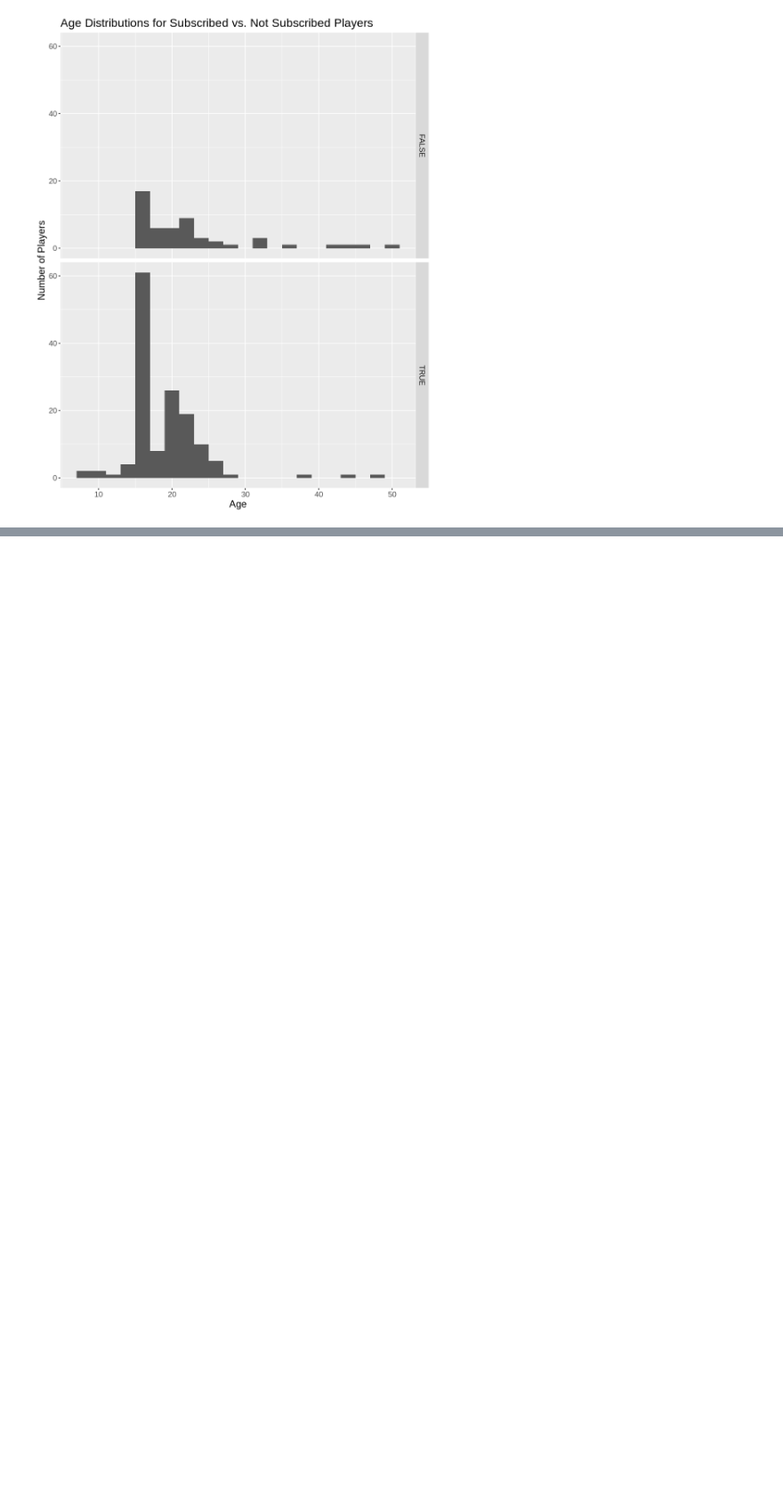
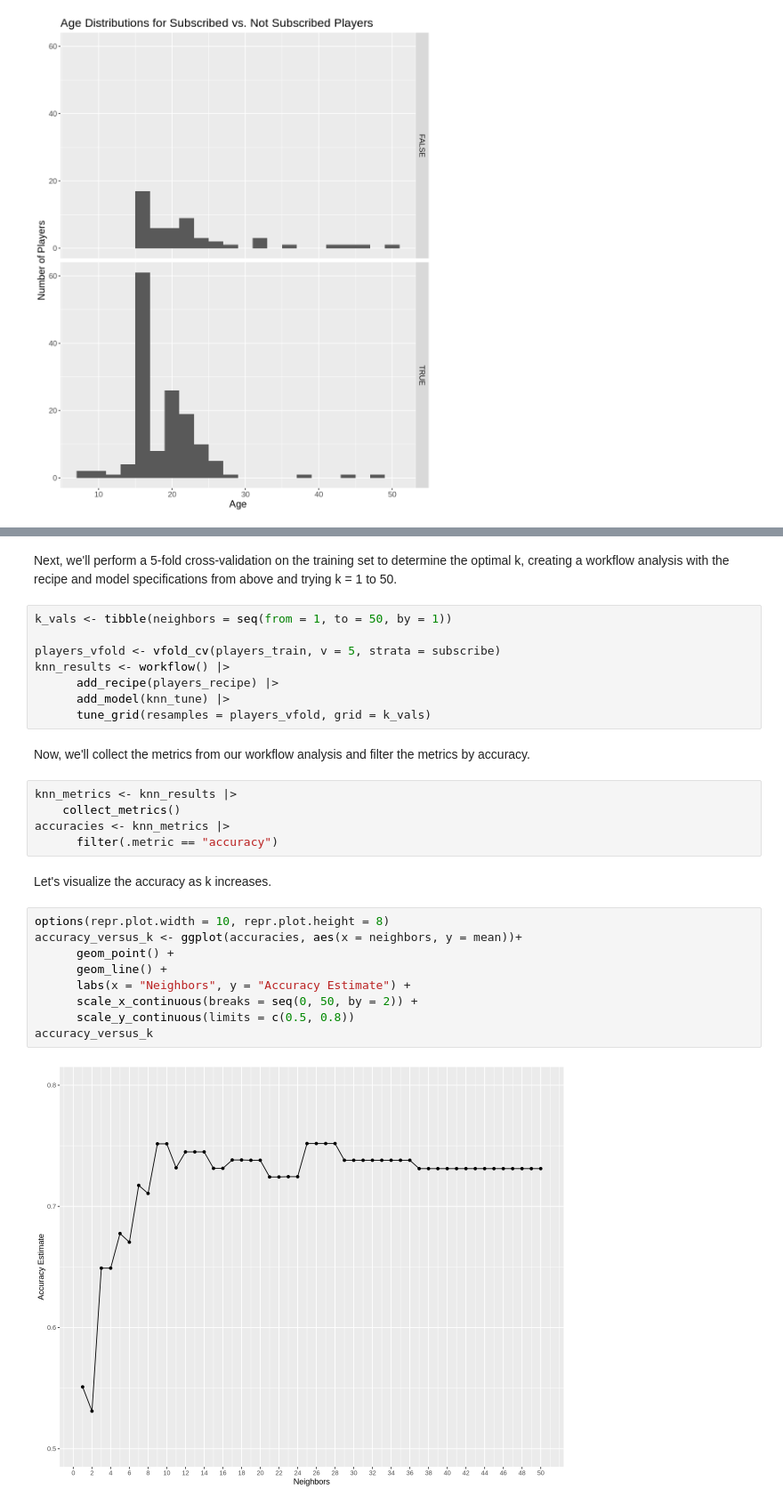
Before and after one commit to anthonyl8/video_game_server_usage, a Jupyter notebook: final_report.ipynb, the cells around one changed output, grey strips where cells are left out. Shown at 89% size. Cells and saved outputs as stored; diff of their text form; blank space fills up the shorter version.

```diff
--- a/final_report.ipynb
+++ b/final_report.ipynb
@@ -350,0 +276,30 @@ A tibble: 4 × 7
+# %% [markdown]
+Next, we'll perform a 5-fold cross-validation on the training set to determine the optimal k, creating a workflow analysis with the recipe and model specifications from above and trying k = 1 to 50.
+# %%
+k_vals <- tibble(neighbors = seq(from = 1, to = 50, by = 1))
+
+players_vfold <- vfold_cv(players_train, v = 5, strata = subscribe)
+knn_results <- workflow() |>
+      add_recipe(players_recipe) |>
+      add_model(knn_tune) |>
+      tune_grid(resamples = players_vfold, grid = k_vals)
+# %% [markdown]
+Now, we'll collect the metrics from our workflow analysis and filter the metrics by accuracy.
+# %%
+knn_metrics <- knn_results |>
+    collect_metrics()
+accuracies <- knn_metrics |>
+      filter(.metric == "accuracy")
+# %% [markdown]
+Let's visualize the accuracy as k increases.
+# %%
+options(repr.plot.width = 10, repr.plot.height = 8)
+accuracy_versus_k <- ggplot(accuracies, aes(x = neighbors, y = mean))+
+      geom_point() +
+      geom_line() +
+      labs(x = "Neighbors", y = "Accuracy Estimate") +
+      scale_x_continuous(breaks = seq(0, 50, by = 2)) +
+      scale_y_continuous(limits = c(0.5, 0.8))
+accuracy_versus_k
+# %% [output]
+[figure, added]
```
Also changed, not shown: parts of 31 cells of this notebook.
